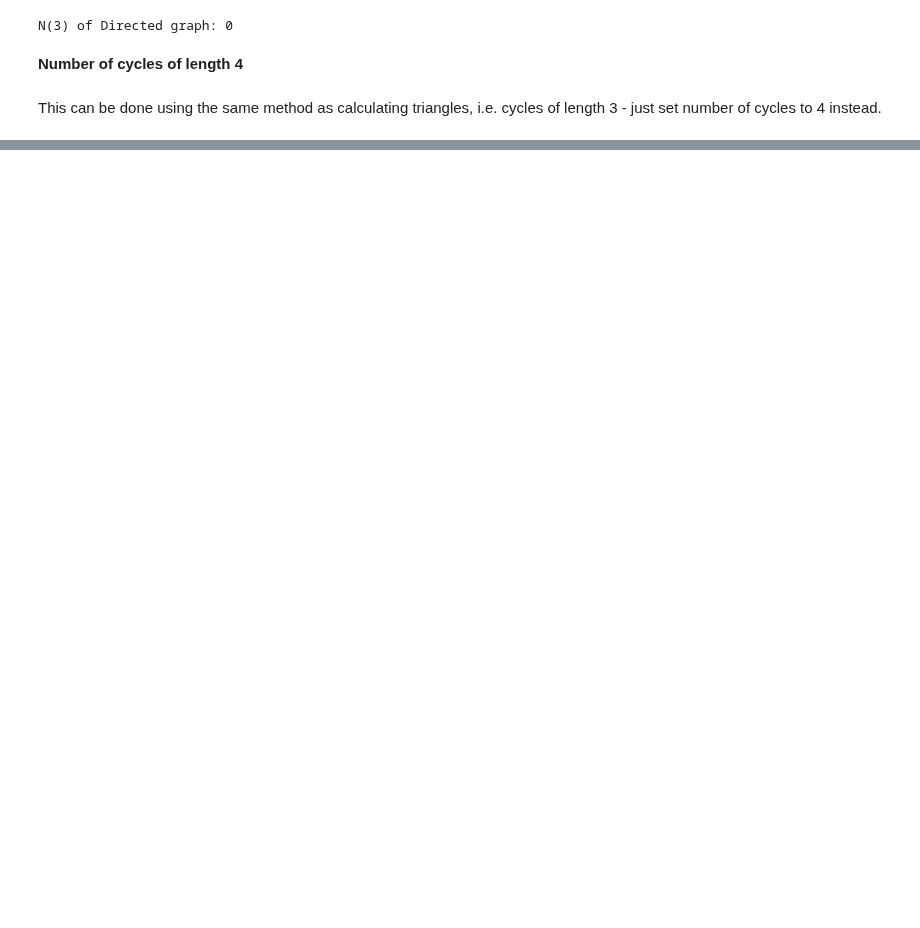
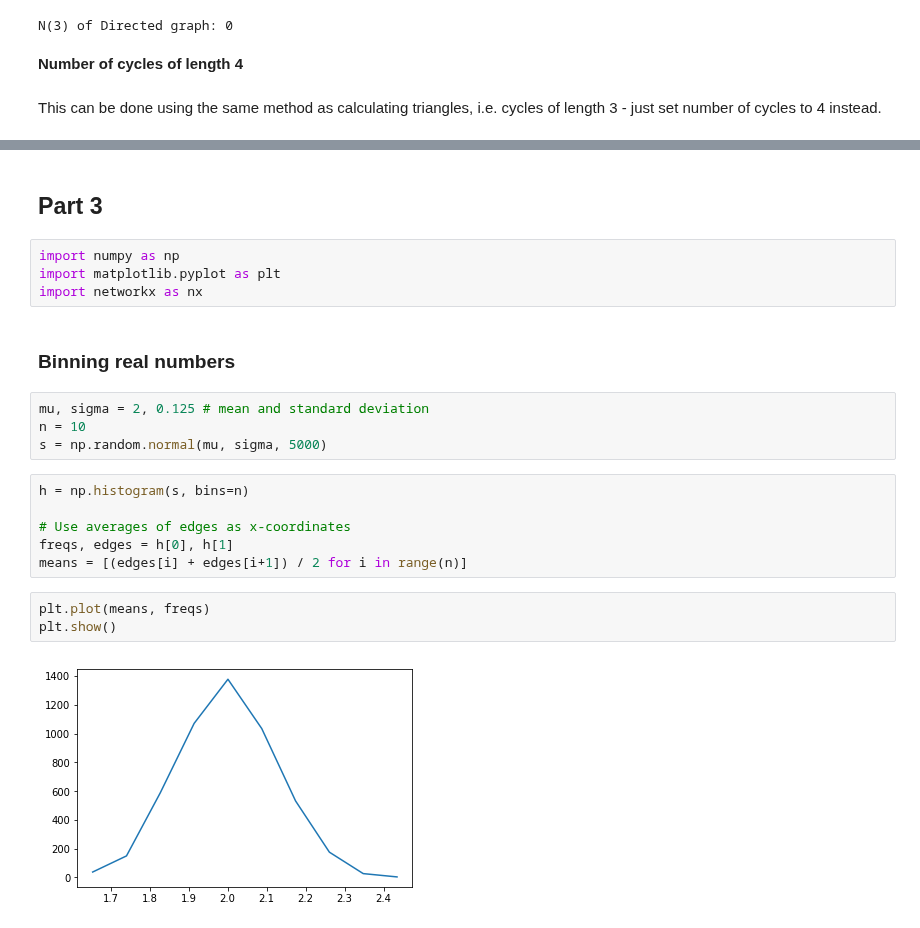
Before and after one commit to thomasnilsson/02805-social-graphs-2018, a Jupyter notebook: week2/week2.ipynb, the cells around one changed output, grey strips where cells are left out. Drawn from its saved outputs; the diff is of its cells as text; blank space fills up the shorter version.

Commit message:
Week 2, part 2 done

```diff
--- a/week2/week2.ipynb
+++ b/week2/week2.ipynb
@@ -317,3 +321,26 @@ print "Cycles of Length 4 in Directed graph: ", np.trace(A_DG ** 4) / 8
 # %% [output]
 Cycles of Length 4 in Undirected graph:  10
 Cycles of Length 4 in Directed graph:  0
+# %% [markdown]
+## Part 3
+# %%
+import numpy as np
+import matplotlib.pyplot as plt
+import networkx as nx
+# %% [markdown]
+### Binning real numbers
+# %%
+mu, sigma = 2, 0.125 # mean and standard deviation
+n = 10
+s = np.random.normal(mu, sigma, 5000)
+# %%
+h = np.histogram(s, bins=n)
+
+# Use averages of edges as x-coordinates
+freqs, edges = h[0], h[1]
+means = [(edges[i] + edges[i+1]) / 2 for i in range(n)]
+# %%
+plt.plot(means, freqs)
+plt.show()
+# %% [output]
+[figure, added]
```
Also changed, not shown: parts of 23 cells of this notebook, 2 other files.
